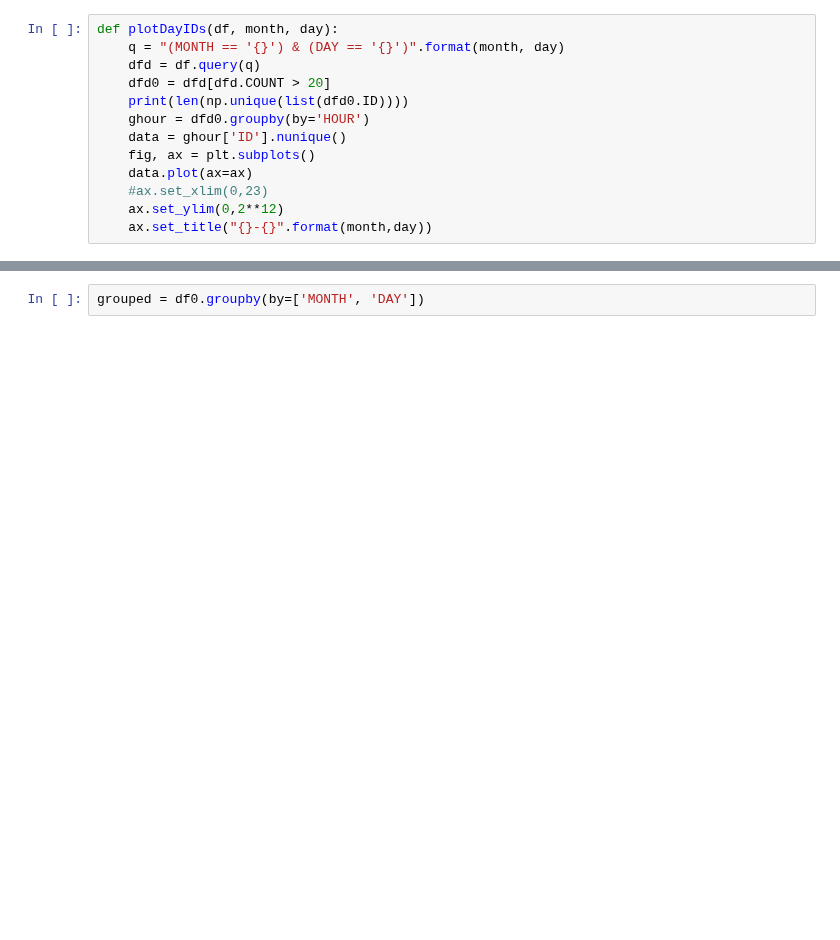
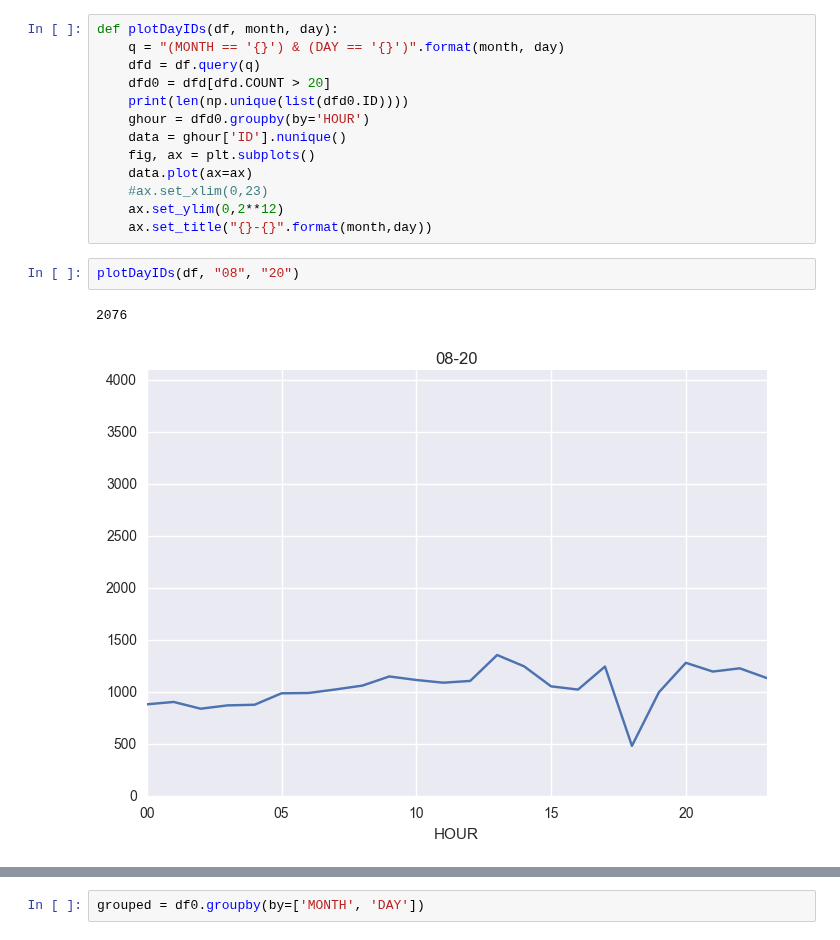
Before and after one commit to aschle/bees-sna, a Jupyter notebook: IDS/IDplots.ipynb, the cells around one changed output, grey strips where cells are left out. Cells and saved outputs as stored; diff of their text form; blank space fills up the shorter version.

```diff
--- a/IDS/IDplots.ipynb
+++ b/IDS/IDplots.ipynb
@@ -255,4 +243,9 @@ def plotDayIDs(df, month, day):
     #ax.set_xlim(0,23)
     ax.set_ylim(0,2**12)
     ax.set_title("{}-{}".format(month,day))
+# %%
+plotDayIDs(df, "08", "20")
+# %% [output]
+2076
+[figure, added]
 # %%
```
Also changed, not shown: parts of 29 cells of this notebook.
